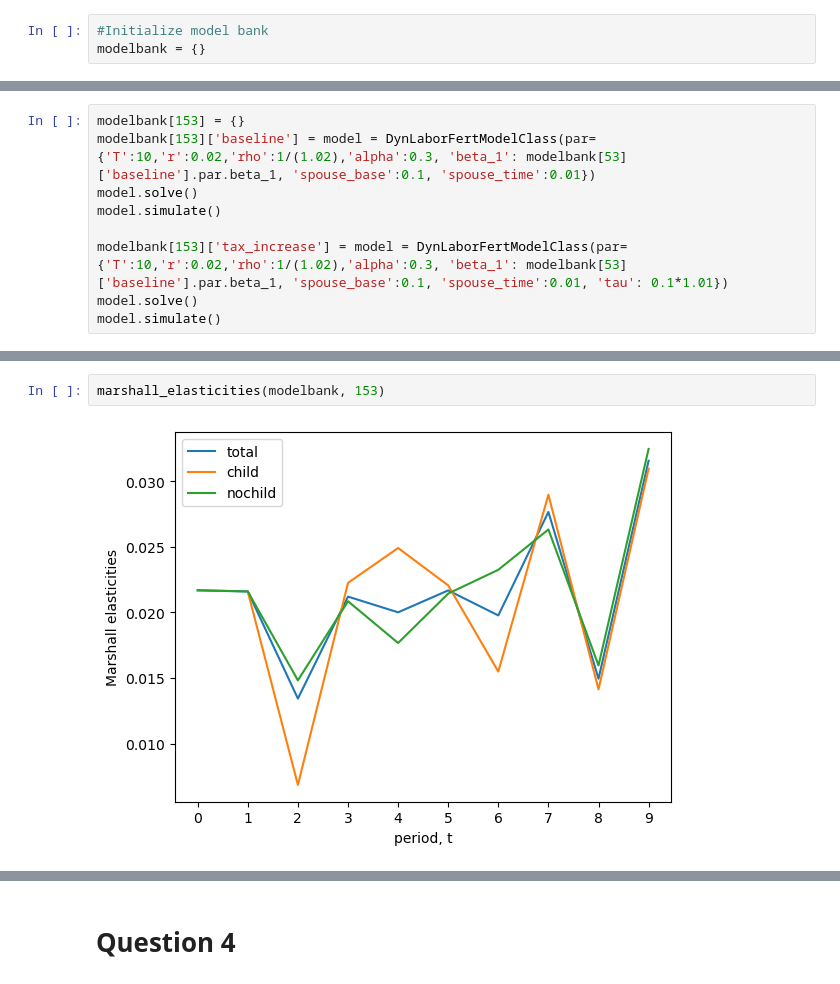
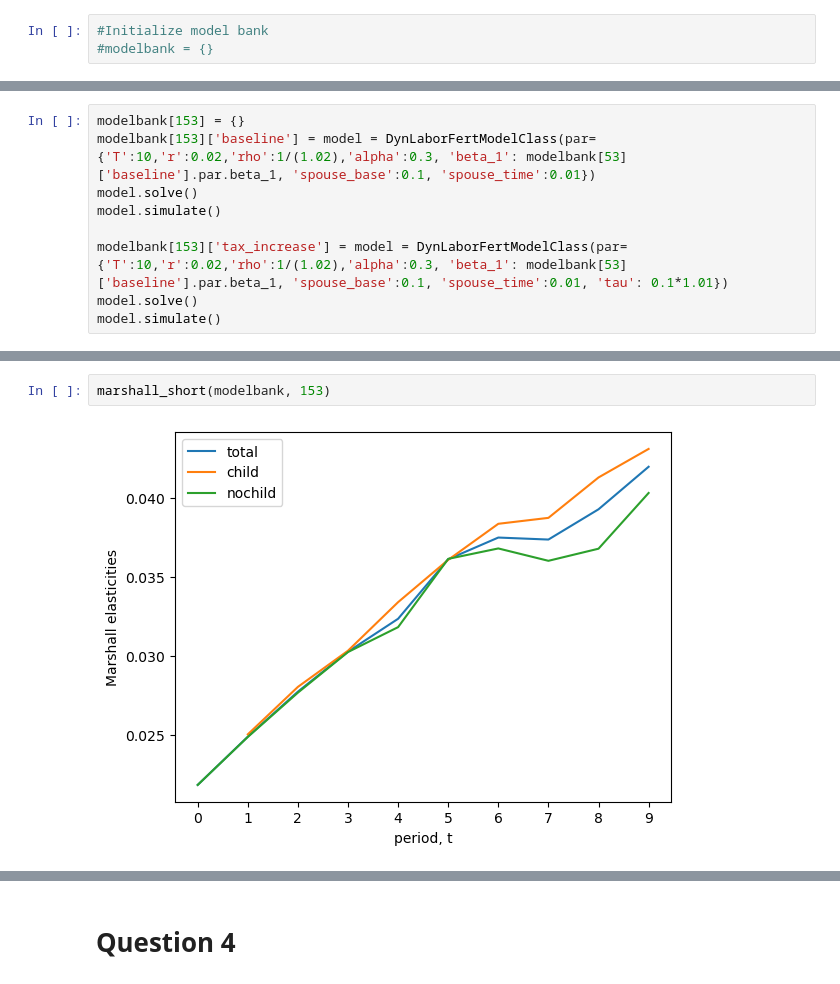
Before and after one commit to AdamHJorgensen/HouseholdBehaviorCourse, a Jupyter notebook: Assignments/01/assignment1/assignment1.ipynb, the cells around one changed output, grey strips where cells are left out. Cells and saved outputs as stored; diff of their text form.

```diff
--- a/Assignments/01/assignment1/assignment1.ipynb
+++ b/Assignments/01/assignment1/assignment1.ipynb
@@ -20,7 +22,7 @@ The autoreload extension is already loaded. To reload it, use:
 ## Question 1
 # %%
 #Initialize model bank
-modelbank = {}
+#modelbank = {}
 # %%
 for id in range(53,54):
     modelbank[id] = {}
@@ -128,4 +175,4 @@ model.simulate()
 # %%
-marshall_elasticities(modelbank, 153)
+marshall_short(modelbank, 153)
 # %% [output]
-[figure, old version]
+[figure, new version]
```
Also changed, not shown: parts of 13 cells of this notebook, 1 other file.
